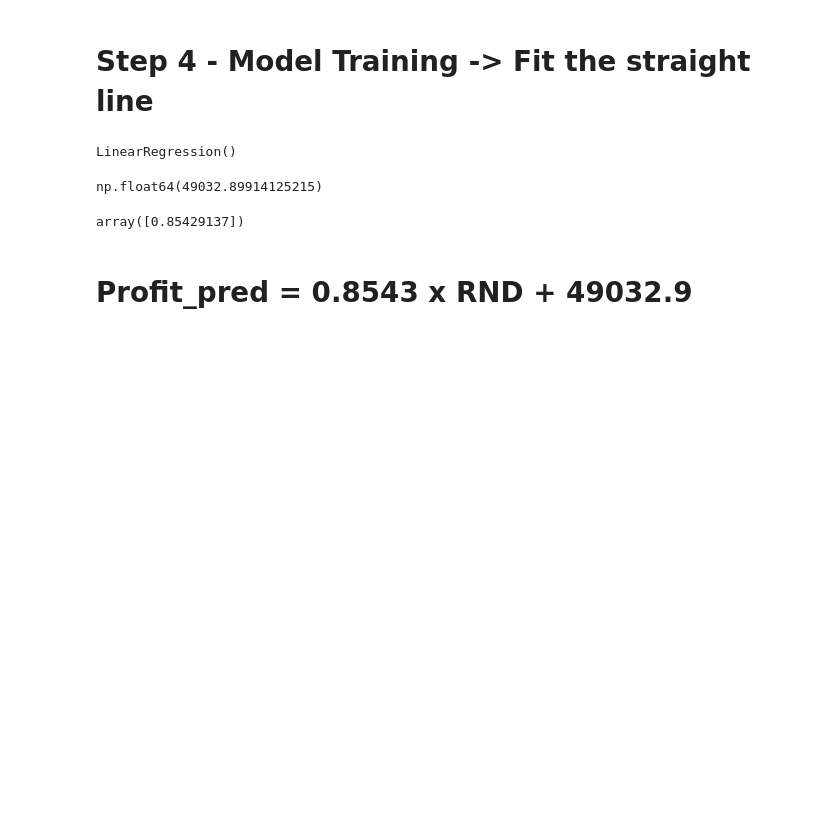
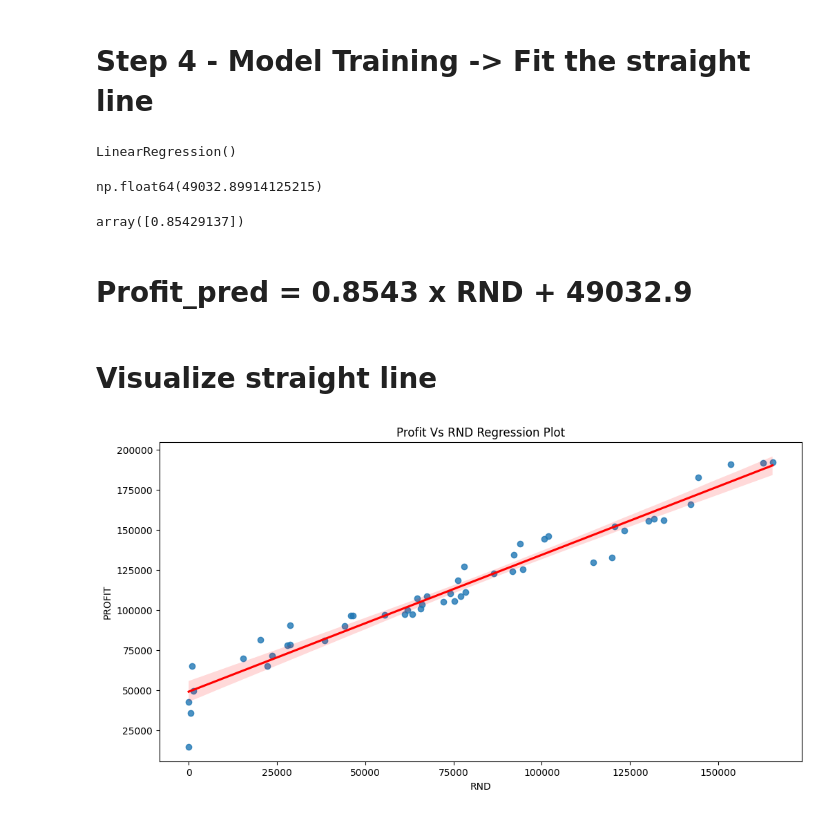
Before and after one commit to utkarshg1/ML_Ravet_7th_Oct_2025, a Jupyter notebook: S01_Simple_Linear_Regression/SLR.ipynb, the cells around one changed output. Saved outputs shown, nothing was run; the diff lists cells and outputs as text; code cells hidden in the pictures; blank space fills up the shorter version.

```diff
--- a/S01_Simple_Linear_Regression/SLR.ipynb
+++ b/S01_Simple_Linear_Regression/SLR.ipynb
@@ -124,3 +125,14 @@ model.coef_
 array([0.85429137])
 # %% [markdown]
 # Profit_pred = 0.8543 x RND + 49032.9
+# %% [markdown]
+# Visualize straight line
+# %%
+import matplotlib.pyplot as plt
+
+plt.figure(figsize=(12, 6))
+sns.regplot(data=df, x="RND", y="PROFIT", line_kws = {"color": "red"})
+plt.title("Profit Vs RND Regression Plot")
+plt.show()
+# %% [output]
+[figure, added]
```
Also changed, not shown: parts of 11 cells of this notebook.
